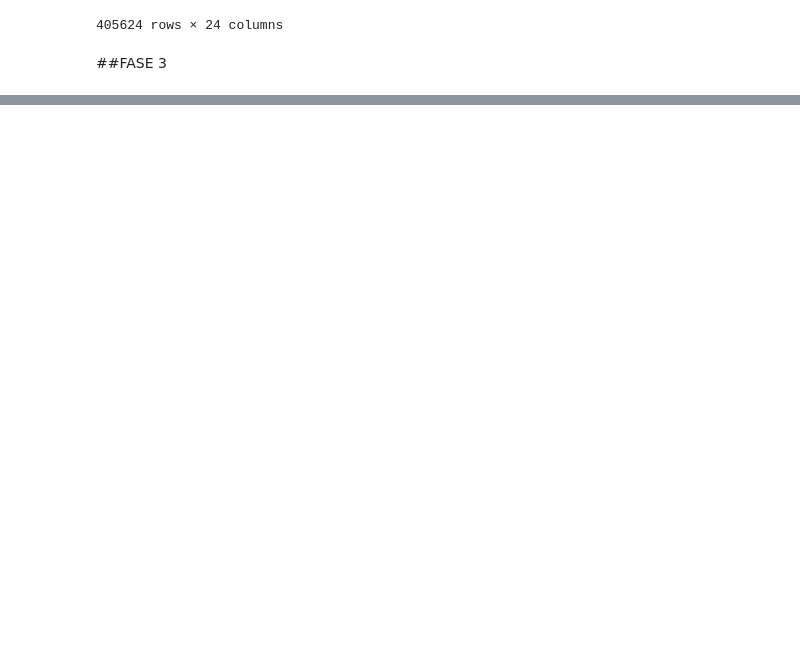
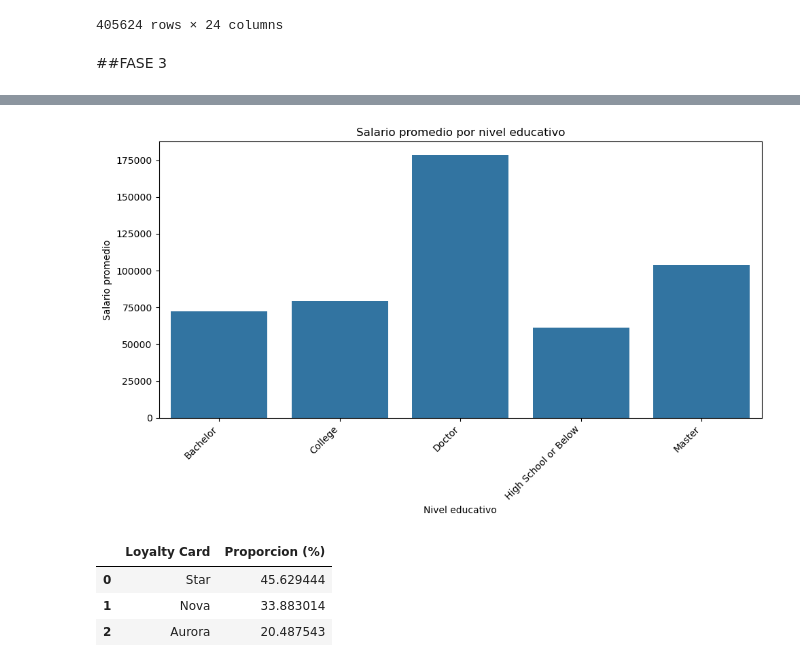
Before and after one commit to Adalab/bda-modulo-3-evaluacion-final-Martitaa, a Jupyter notebook: evaluacion_final.ipynb, the cells around one changed output, grey strips where cells are left out. Drawn from its saved outputs; the diff is of its cells as text; code cells hidden in the pictures; blank space fills up the shorter version.

```diff
--- a/evaluacion_final.ipynb
+++ b/evaluacion_final.ipynb
@@ -328,0 +392,4 @@ df_unido
+# %%
+#¿Cómo se compara el salario promedio entre los diferentes niveles educativos de los clientes?
+salario_por_educacion = df_clientes.groupby('Education')['Salary'].mean().reset_index()
+salario_por_educacion
@@ -328,0 +403,23 @@ df_unido
+# %%
+plt.figure(figsize=(10,6))
+sns.barplot(data=salario_por_educacion, x='Education', y='Salary')
+plt.xticks(rotation=45, ha='right')
+plt.title('Salario promedio por nivel educativo')
+plt.ylabel('Salario promedio')
+plt.xlabel('Nivel educativo')
+plt.tight_layout()
+plt.show()
+# %% [output]
+[figure, added]
+# %%
+#¿Cuál es la proporción de clientes con diferentes tipos de tarjetas de fidelidad?
+tarjetas_counts = df_clientes['Loyalty Card'].value_counts()
+tarjetas_proporcion = tarjetas_counts / tarjetas_counts.sum() * 100
+tarjetas_proporcion = tarjetas_proporcion.reset_index()
+tarjetas_proporcion.columns = ['Loyalty Card', 'Proporcion (%)']
+tarjetas_proporcion
+# %% [output]
+|  | Loyalty Card | Proporcion (%) |
+| 0 | Star | 45.629444 |
+| 1 | Nova | 33.883014 |
+| 2 | Aurora | 20.487543 |
```
Also changed, not shown: parts of 16 cells of this notebook.
